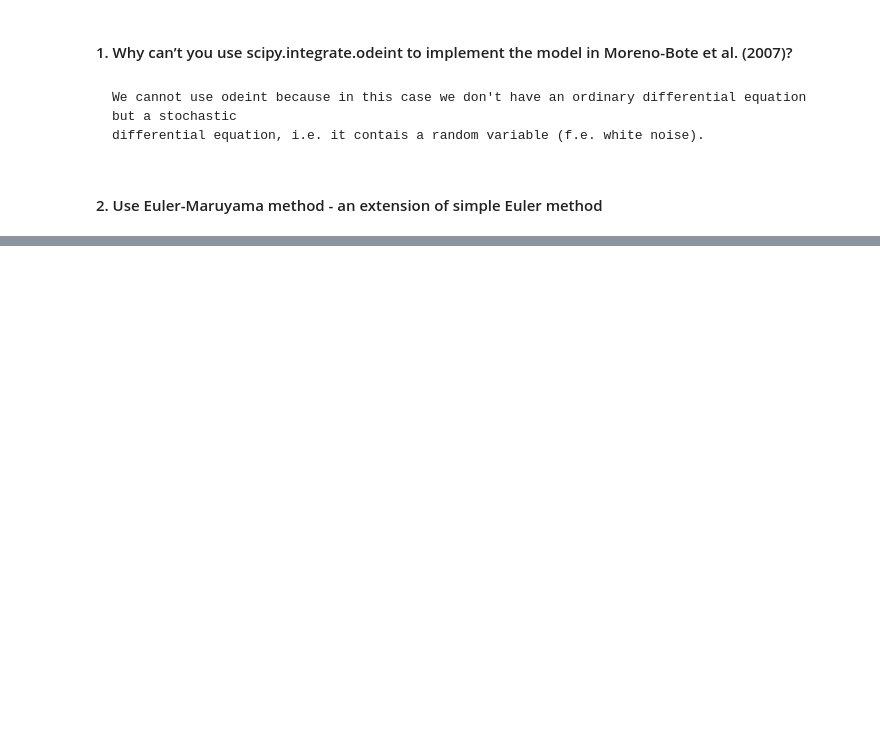
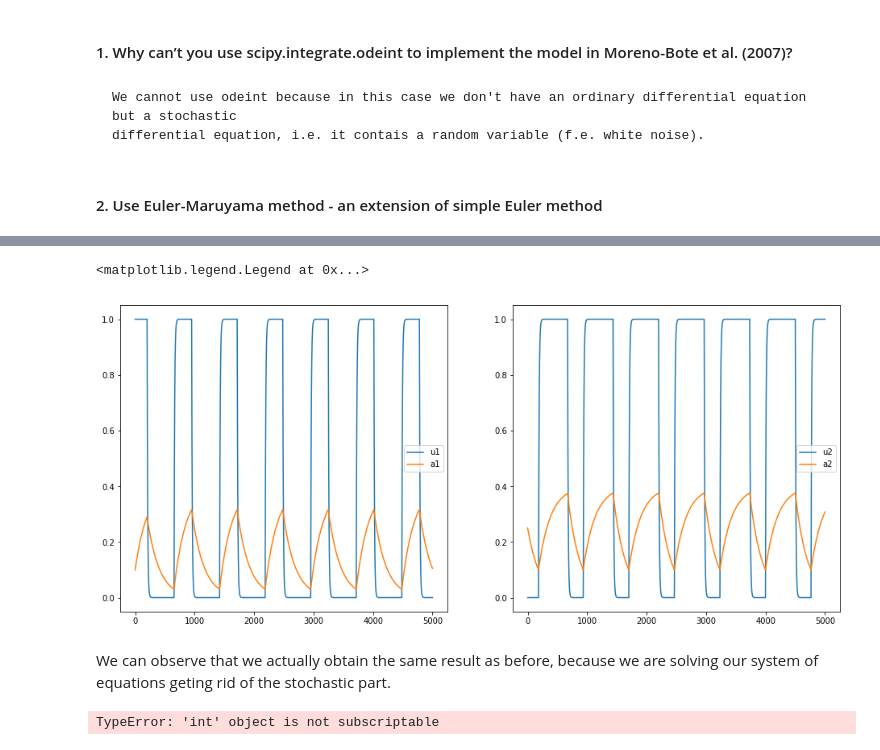
Before and after one commit to lauralopezgaldo/finalproject, a Jupyter notebook: PerceptualBistability.ipynb, the cells around one changed output, grey strips where cells are left out. Saved outputs shown, nothing was run; the diff lists cells and outputs as text; code cells hidden in the pictures; blank space fills up the shorter version.

Commit message:
Euler method implemented for solving SDE

```diff
--- a/PerceptualBistability.ipynb
+++ b/PerceptualBistability.ipynb
@@ -144,16 +161,3 @@ If we use intermediate values too close to 0.6, although without reaching it, bo
     differential equation, i.e. it contais a random variable (f.e. white noise).
 # %% [markdown]
 #### 2. Use Euler-Maruyama method - an extension of simple Euler method
-# %%
-#Implement Euler-Maruyama method.
-def euler_maruyama(ffun, gfun, x0, t, **kwargs) :
-    dt = 0.1;
-    X=[x0]
-    X.append(X[-1] + ffun(X[-1],t,I1,I2)*dt + gfun(X[-1])*np.sqrt(dt)*Wt)
-# %%
-#Implement Euler-Maruyama method.
-def euler_maruyama(ffun, gfun, x0, t, **kwargs) :
-    dt = 0.1;
-    X.append(X[-1] + ffun(x0,t,I1,I2)*dt )#+ gfun(X[-1])*np.sqrt(dt)*Wt)
-# %%
-t = np.linspace(0,500,num=500)
@@ -164,0 +192,37 @@ TypeError: 'function' object is not subscriptable
+# %%
+u1 = 1;
+a1 = 0.1;
+u2 = 0;
+a2 = 0.25; # initial values
+t = np.arange(0,500,0.1)
+x_0 = [u1, a1, u2, a2]; # initial conditions in a vector
+I1 = 0.43;
+I2 = 0.5;
+
+""""Just use the same function as before by creating a gfun equal to zero, this way we would be avoiding the stochastic part of the
+differential equation system and we shoud obtain the same solution as with odeint"""
+
+gfun = lambda xO: 0;
+
+
+sol = euler_maruyama(laing_chow, gfun , x_0, t, arg1 = I1, arg2 = I2)
+plt.figure(figsize=(16,7))
+plt.subplot(1,2,1)
+plt.plot(sol[0], label='u1')
+plt.plot(sol[1], label='a1')
+plt.legend()
+plt.subplot(1,2,2)
+plt.plot(sol[2], label='u2')
+plt.plot(sol[3], label='a2')
+plt.legend()
+# %% [output]
+<matplotlib.legend.Legend at 0x...>
+[figure, added]
+# %% [markdown]
+We can observe that we actually obtain the same result as before, because we are solving our system of equations geting rid of the stochastic part.
+# %%
+ffun_2 = lambda x0, t, arg1, arg2 : 0;
+gfun = lambda tau: 1/tau
+sol = euler_maruyama(ffun_2, gfun , x_0, t, arg1 = I1, arg2 = I2)
+# %% [output]
+TypeError: 'int' object is not subscriptable
```
Also changed, not shown: parts of 5 cells of this notebook.
